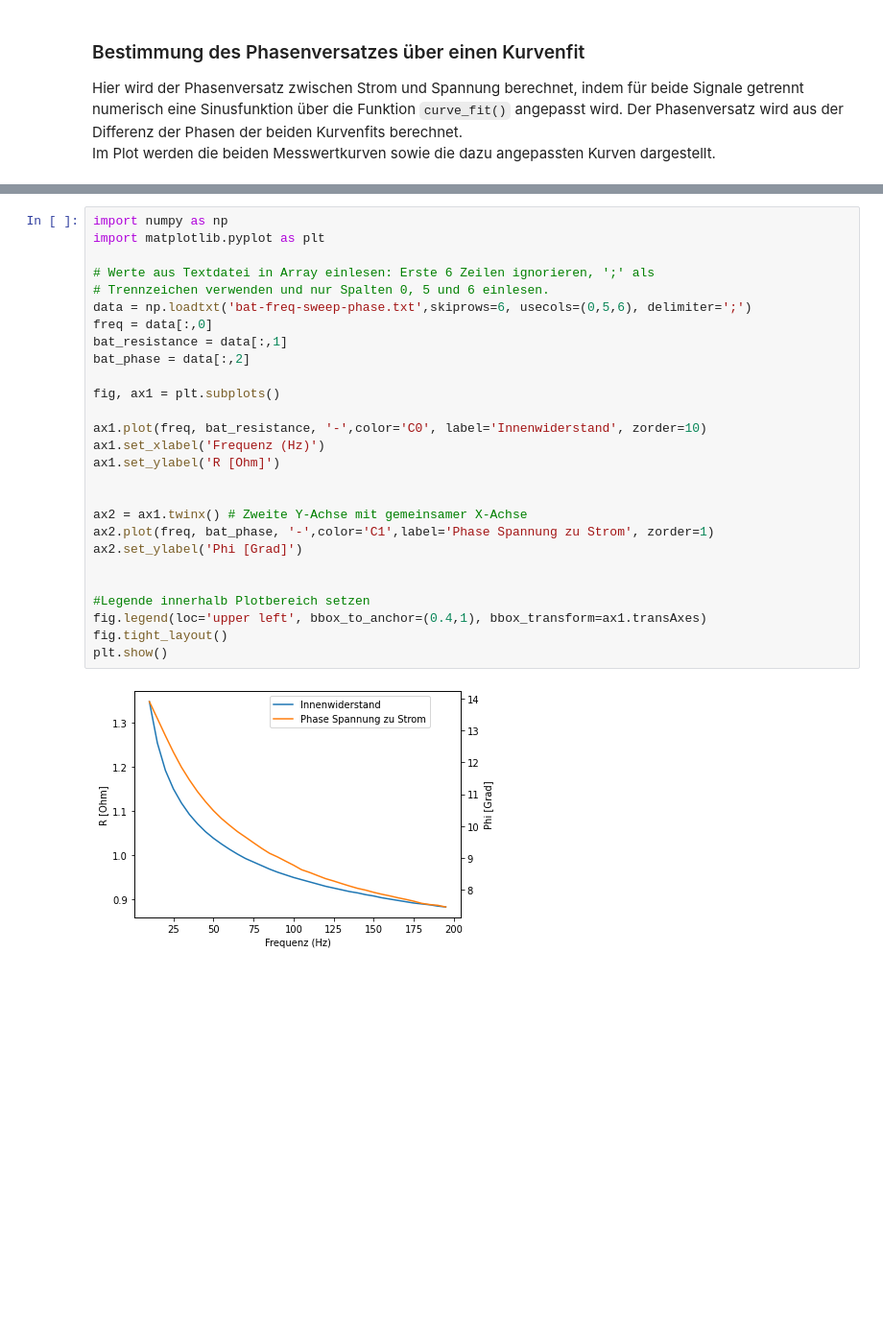
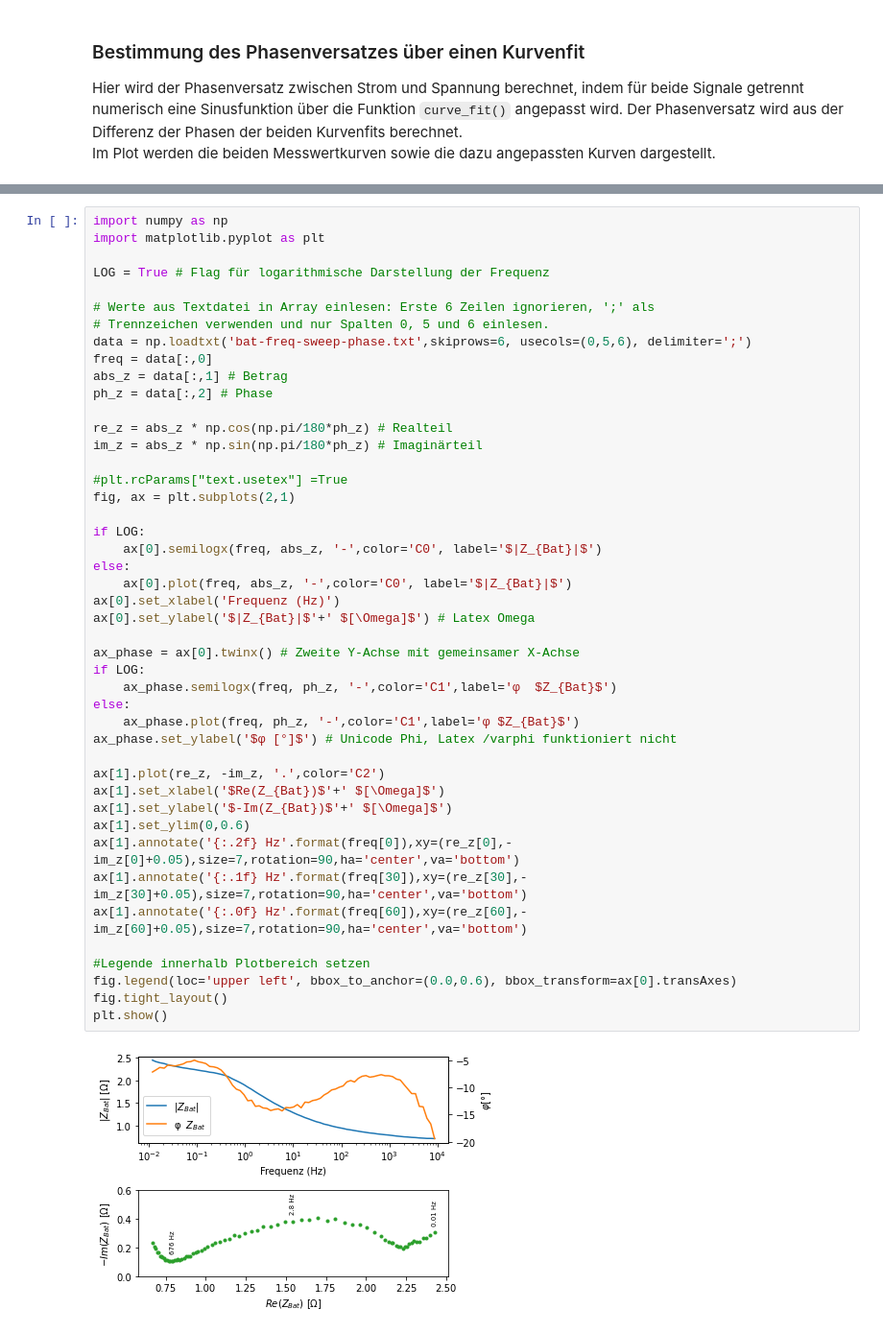
Before and after one commit to StefanMack/M1K, a Jupyter notebook: BattMeas/BattMessM1k.ipynb, the cells around one changed output, grey strips where cells are left out. Shown at 96% size. Saved outputs shown, nothing was run; the diff lists cells and outputs as text; blank space fills up the shorter version.

Commit message:
Now mHz possible, Nyquist plot added

```diff
--- a/BattMeas/BattMessM1k.ipynb
+++ b/BattMeas/BattMessM1k.ipynb
@@ -744,30 +774,48 @@ Dazu werden die entsprechenden Spalten der zuvor erzeugten Datei `bat-freq-sweep
-# %%
-import numpy as np
-import matplotlib.pyplot as plt
-
-# Werte aus Textdatei in Array einlesen: Erste 6 Zeilen ignorieren, ';' als
-# Trennzeichen verwenden und nur Spalten 0, 5 und 6 einlesen.
-data = np.loadtxt('bat-freq-sweep-phase.txt',skiprows=6, usecols=(0,5,6), delimiter=';')
-freq = data[:,0]
-bat_resistance = data[:,1]
-bat_phase = data[:,2]
-
-fig, ax1 = plt.subplots()
-
-ax1.plot(freq, bat_resistance, '-',color='C0', label='Innenwiderstand', zorder=10)
-ax1.set_xlabel('Frequenz (Hz)')
-ax1.set_ylabel('R [Ohm]')
-
-
-ax2 = ax1.twinx() # Zweite Y-Achse mit gemeinsamer X-Achse
-ax2.plot(freq, bat_phase, '-',color='C1',label='Phase Spannung zu Strom', zorder=1)
-ax2.set_ylabel('Phi [Grad]')
-
-
-#Legende innerhalb Plotbereich setzen
-fig.legend(loc='upper left', bbox_to_anchor=(0.4,1), bbox_transform=ax1.transAxes)
-fig.tight_layout()
-plt.show()
-# %% [output]
-[figure, removed]
+# %%
+import numpy as np
+import matplotlib.pyplot as plt
+
+LOG = True # Flag für logarithmische Darstellung der Frequenz
+
+# Werte aus Textdatei in Array einlesen: Erste 6 Zeilen ignorieren, ';' als
+# Trennzeichen verwenden und nur Spalten 0, 5 und 6 einlesen.
+data = np.loadtxt('bat-freq-sweep-phase.txt',skiprows=6, usecols=(0,5,6), delimiter=';')
+freq = data[:,0]
+abs_z = data[:,1] # Betrag
+ph_z = data[:,2] # Phase
+
+re_z = abs_z * np.cos(np.pi/180*ph_z) # Realteil
+im_z = abs_z * np.sin(np.pi/180*ph_z) # Imaginärteil
+
+#plt.rcParams["text.usetex"] =True
+fig, ax = plt.subplots(2,1)
+
+if LOG:
+    ax[0].semilogx(freq, abs_z, '-',color='C0', label='$|Z_{Bat}|$')
+else:
+    ax[0].plot(freq, abs_z, '-',color='C0', label='$|Z_{Bat}|$')
+ax[0].set_xlabel('Frequenz (Hz)')
+ax[0].set_ylabel('$|Z_{Bat}|$'+' $[\Omega]$') # Latex Omega
+
+ax_phase = ax[0].twinx() # Zweite Y-Achse mit gemeinsamer X-Achse
+if LOG:
+    ax_phase.semilogx(freq, ph_z, '-',color='C1',label='φ  $Z_{Bat}$')
+else:
+    ax_phase.plot(freq, ph_z, '-',color='C1',label='φ $Z_{Bat}$')
+ax_phase.set_ylabel('$φ [°]$') # Unicode Phi, Latex /varphi funktioniert nicht
+
+ax[1].plot(re_z, -im_z, '.',color='C2')
+ax[1].set_xlabel('$Re(Z_{Bat})$'+' $[\Omega]$')
+ax[1].set_ylabel('$-Im(Z_{Bat})$'+' $[\Omega]$')
+ax[1].set_ylim(0,0.6)
+ax[1].annotate('{:.2f} Hz'.format(freq[0]),xy=(re_z[0],-im_z[0]+0.05),size=7,rotation=90,ha='center',va='bottom')
+ax[1].annotate('{:.1f} Hz'.format(freq[30]),xy=(re_z[30],-im_z[30]+0.05),size=7,rotation=90,ha='center',va='bottom')
+ax[1].annotate('{:.0f} Hz'.format(freq[60]),xy=(re_z[60],-im_z[60]+0.05),size=7,rotation=90,ha='center',va='bottom')
+
+#Legende innerhalb Plotbereich setzen
+fig.legend(loc='upper left', bbox_to_anchor=(0.0,0.6), bbox_transform=ax[0].transAxes)
+fig.tight_layout()
+plt.show()
+# %% [output]
+[figure, added]
 # %% [markdown]
```
Also changed, not shown: parts of 7 cells of this notebook, 4 other files.
